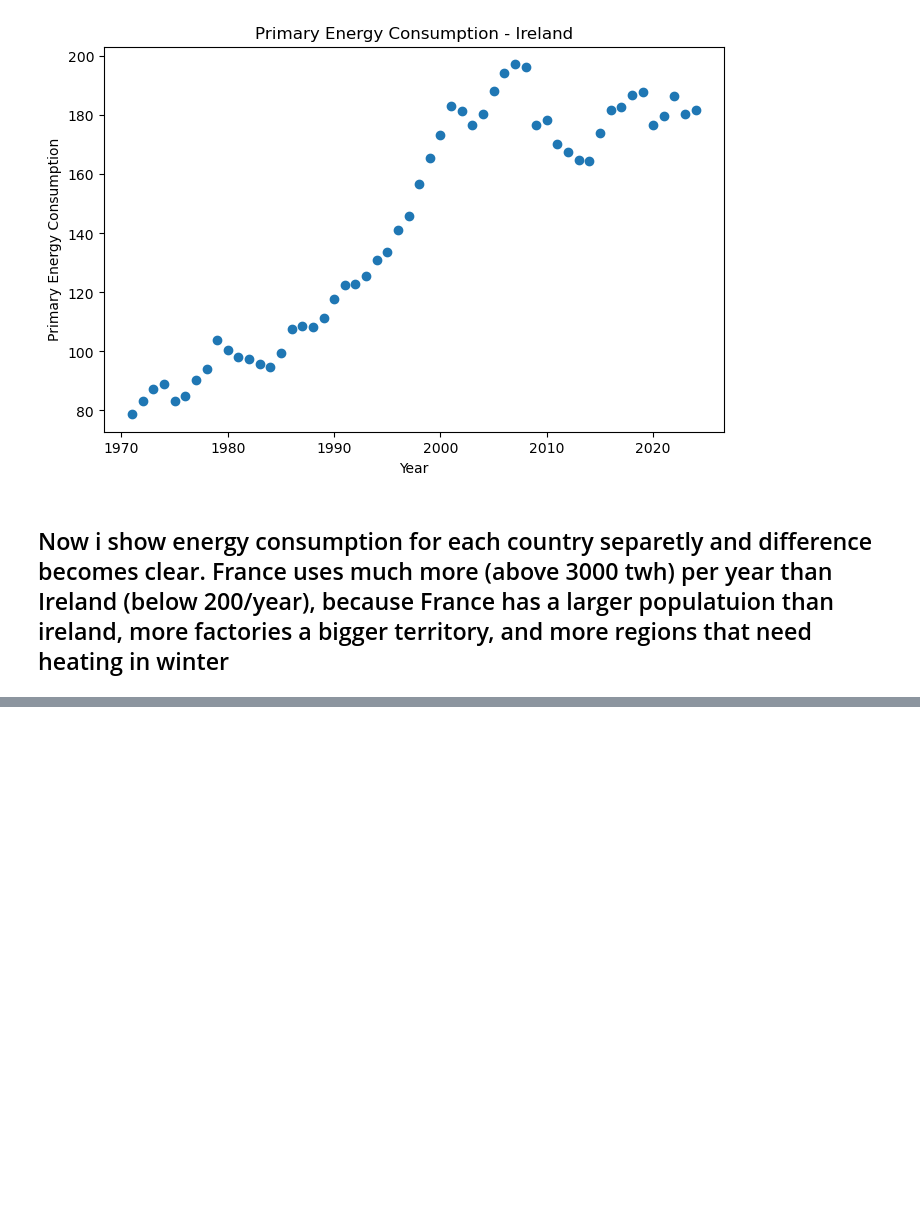
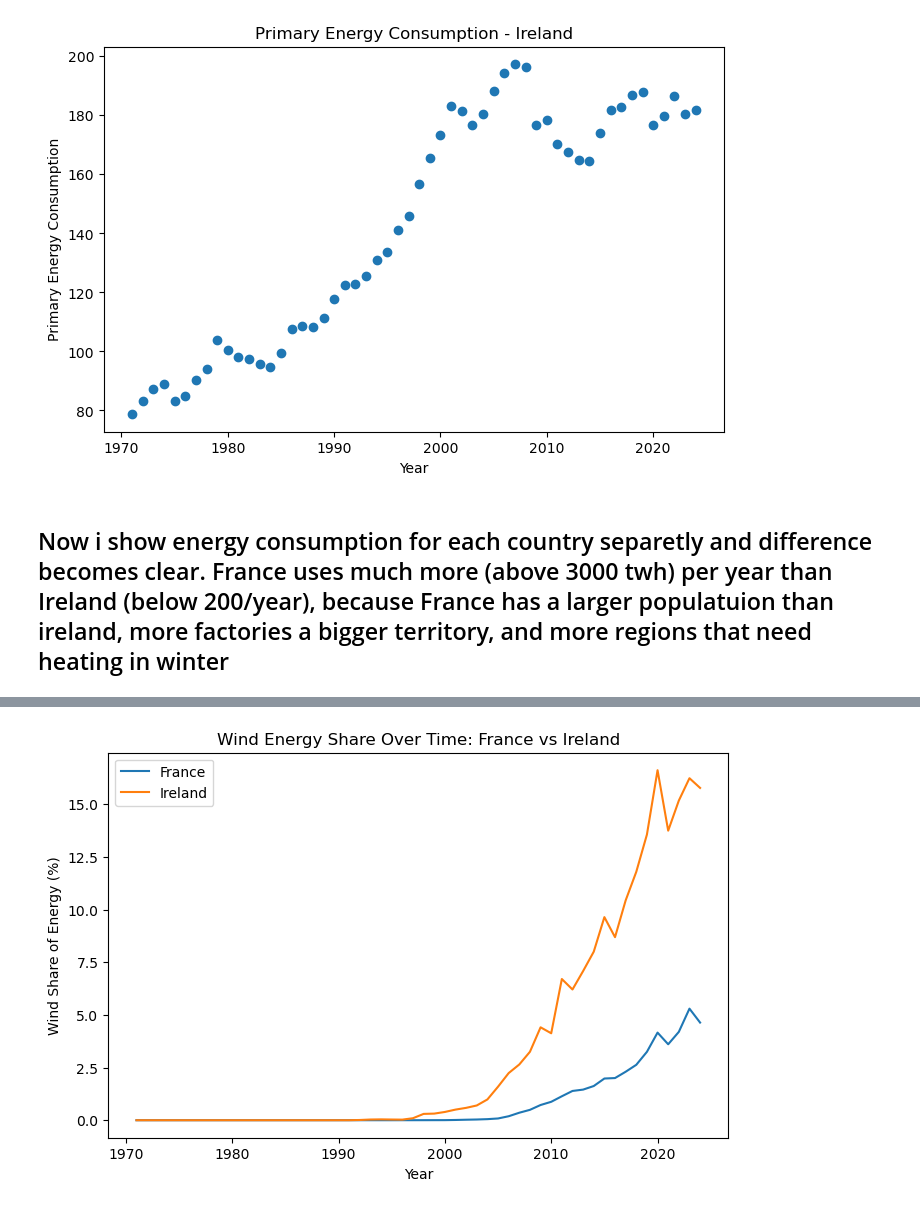
Before and after one commit to sba25225-ai/owid_energy_data, a Jupyter notebook: owid_energy.ipynb, the cells around one changed output, grey strips where cells are left out. Cells and saved outputs as stored; diff of their text form; code cells hidden in the pictures; blank space fills up the shorter version.

```diff
--- a/owid_energy.ipynb
+++ b/owid_energy.ipynb
@@ -207,0 +242,15 @@ plt.show()
+# %%
+df_fr = df_energy[df_energy["country"] == "France"]
+df_ie = df_energy[df_energy["country"] == "Ireland"]
+
+plt.figure(figsize=(8,5))
+plt.plot(df_fr["year"], df_fr["wind_share_energy"], label="France")
+plt.plot(df_ie["year"], df_ie["wind_share_energy"], label="Ireland")
+
+plt.xlabel("Year")
+plt.ylabel("Wind Share of Energy (%)")
+plt.title("Wind Energy Share Over Time: France vs Ireland")
+plt.legend()
+plt.show()
+# %% [output]
+[figure, added]
```
Also changed, not shown: parts of 3 cells of this notebook.
